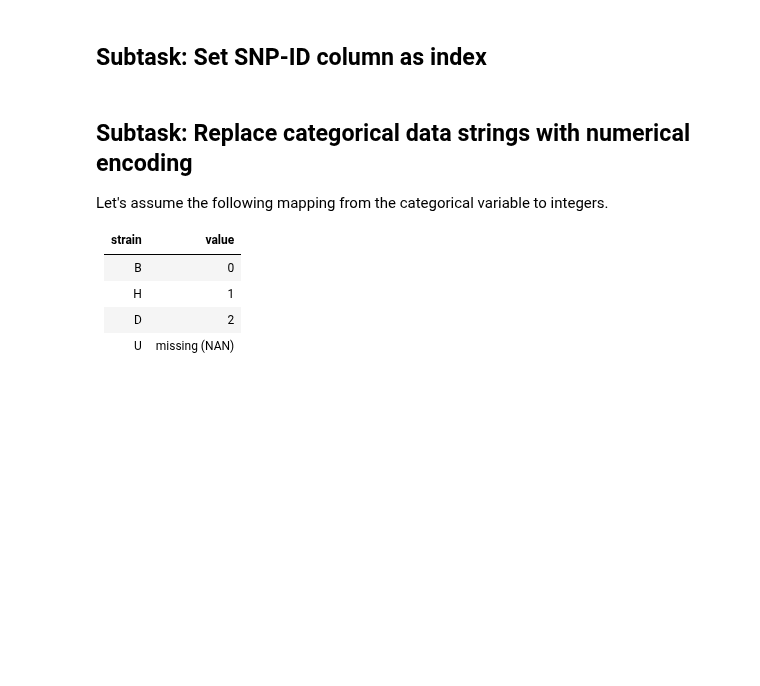
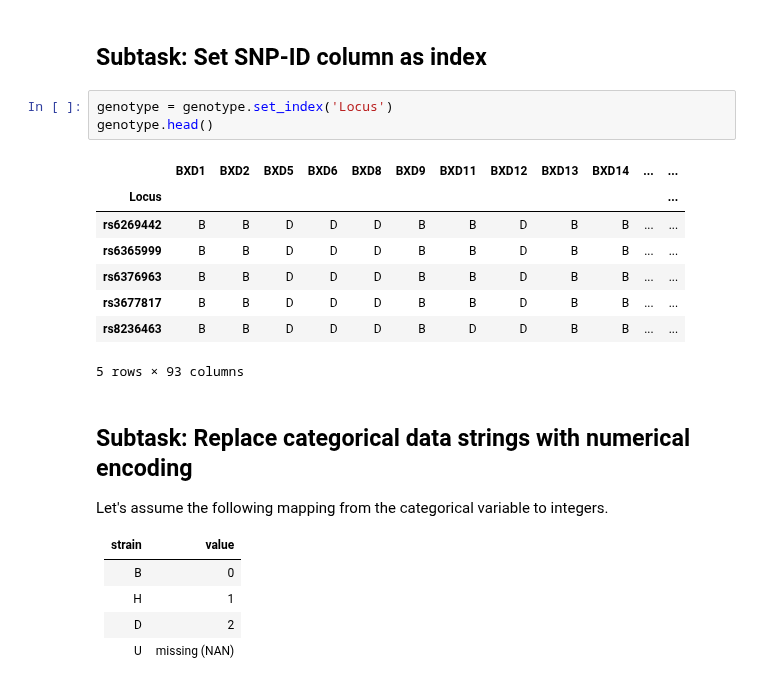
Before and after one commit to TrisKast/DataScience-Bioinformatics, a Jupyter notebook: notebooks/Day34_GWAS.ipynb, the cells around one changed output. Cells and saved outputs as stored; diff of their text form; blank space fills up the shorter version.

```diff
--- a/notebooks/Day34_GWAS.ipynb
+++ b/notebooks/Day34_GWAS.ipynb
@@ -46,5 +69,17 @@ Follow the same procedure as done yesterday. You do not have to download the fil
 # %% [markdown]
 ## Subtask: Set SNP-ID column as index
+# %%
+genotype = genotype.set_index('Locus')
+genotype.head()
+# %% [output]
+|  | BXD1 | BXD2 | BXD5 | BXD6 | BXD8 | BXD9 | BXD11 | BXD12 | BXD13 | BXD14 | ... | ... |
+| Locus |  |  |  |  |  |  |  |  |  |  |  | ... |
+| rs6269442 | B | B | D | D | D | B | B | D | B | B | ... | ... |
+| rs6365999 | B | B | D | D | D | B | B | D | B | B | ... | ... |
+| rs6376963 | B | B | D | D | D | B | B | D | B | B | ... | ... |
+| rs3677817 | B | B | D | D | D | B | B | D | B | B | ... | ... |
+| rs8236463 | B | B | D | D | D | B | D | D | B | B | ... | ... |
+5 rows × 93 columns
 # %% [markdown]
 ## Subtask: Replace categorical data strings with numerical encoding
 
```
Also changed, not shown: parts of 15 cells of this notebook.
